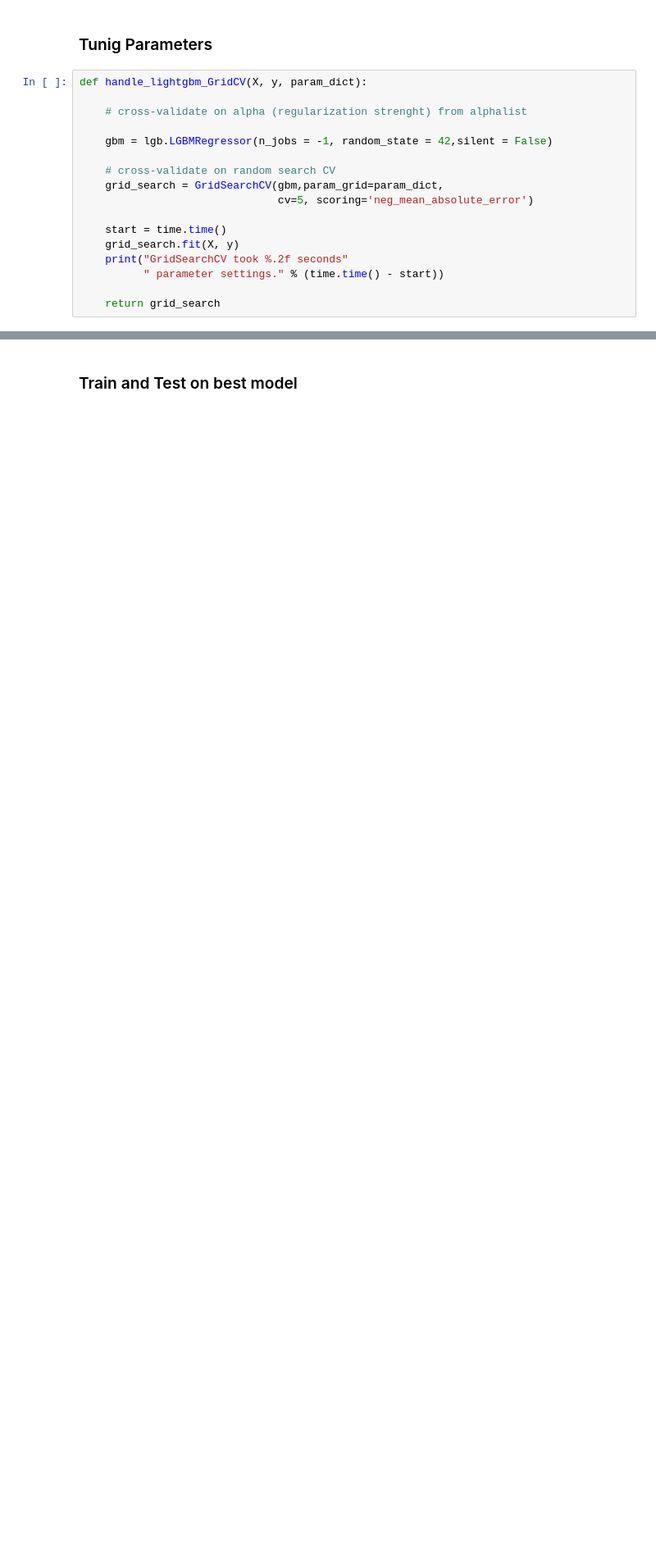
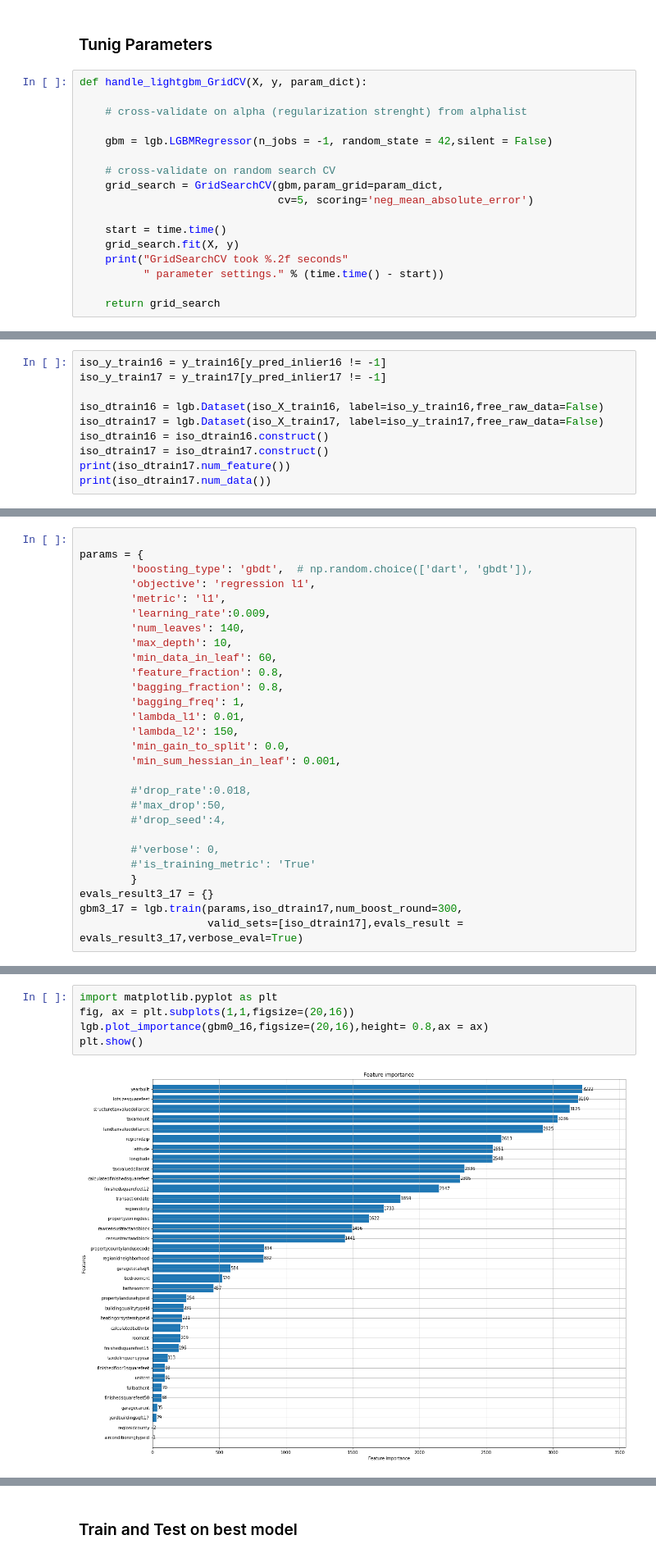
Before and after one commit to ymkim268/inf552-ss18-proj, a Jupyter notebook: lightgbm.ipynb, the cells around one changed output, grey strips where cells are left out. Shown at 82% size. Drawn from its saved outputs; the diff is of its cells as text; blank space fills up the shorter version.

```diff
--- a/lightgbm.ipynb
+++ b/lightgbm.ipynb
@@ -365,0 +516,10 @@ _,_ = plot_learning_curve(bst, X_train16, y_train16, cv = 10)
+# %%
+iso_y_train16 = y_train16[y_pred_inlier16 != -1]
+iso_y_train17 = y_train17[y_pred_inlier17 != -1]
+
+iso_dtrain16 = lgb.Dataset(iso_X_train16, label=iso_y_train16,free_raw_data=False)
+iso_dtrain17 = lgb.Dataset(iso_X_train17, label=iso_y_train17,free_raw_data=False)
+iso_dtrain16 = iso_dtrain16.construct()
+iso_dtrain17 = iso_dtrain17.construct()
+print(iso_dtrain17.num_feature())
+print(iso_dtrain17.num_data())
@@ -365,0 +822,28 @@ _,_ = plot_learning_curve(bst, X_train16, y_train16, cv = 10)
+# %%
+
+params = {
+        'boosting_type': 'gbdt',  # np.random.choice(['dart', 'gbdt']),
+        'objective': 'regression l1',
+        'metric': 'l1',
+        'learning_rate':0.009,
+        'num_leaves': 140,
+        'max_depth': 10,
+        'min_data_in_leaf': 60,
+        'feature_fraction': 0.8,
+        'bagging_fraction': 0.8,
+        'bagging_freq': 1,
+        'lambda_l1': 0.01,
+        'lambda_l2': 150,
+        'min_gain_to_split': 0.0,
+        'min_sum_hessian_in_leaf': 0.001,
+
+        #'drop_rate':0.018,
+        #'max_drop':50,
+        #'drop_seed':4,
+
+        #'verbose': 0,
+        #'is_training_metric': 'True'
+        }
+evals_result3_17 = {}
+gbm3_17 = lgb.train(params,iso_dtrain17,num_boost_round=300,
+                    valid_sets=[iso_dtrain17],evals_result = evals_result3_17,verbose_eval=True)
@@ -365,0 +870,7 @@ _,_ = plot_learning_curve(bst, X_train16, y_train16, cv = 10)
+# %%
+import matplotlib.pyplot as plt
+fig, ax = plt.subplots(1,1,figsize=(20,16))
+lgb.plot_importance(gbm0_16,figsize=(20,16),height= 0.8,ax = ax)
+plt.show()
+# %% [output]
+[figure, added]
```
Also changed, not shown: parts of 73 cells of this notebook.
